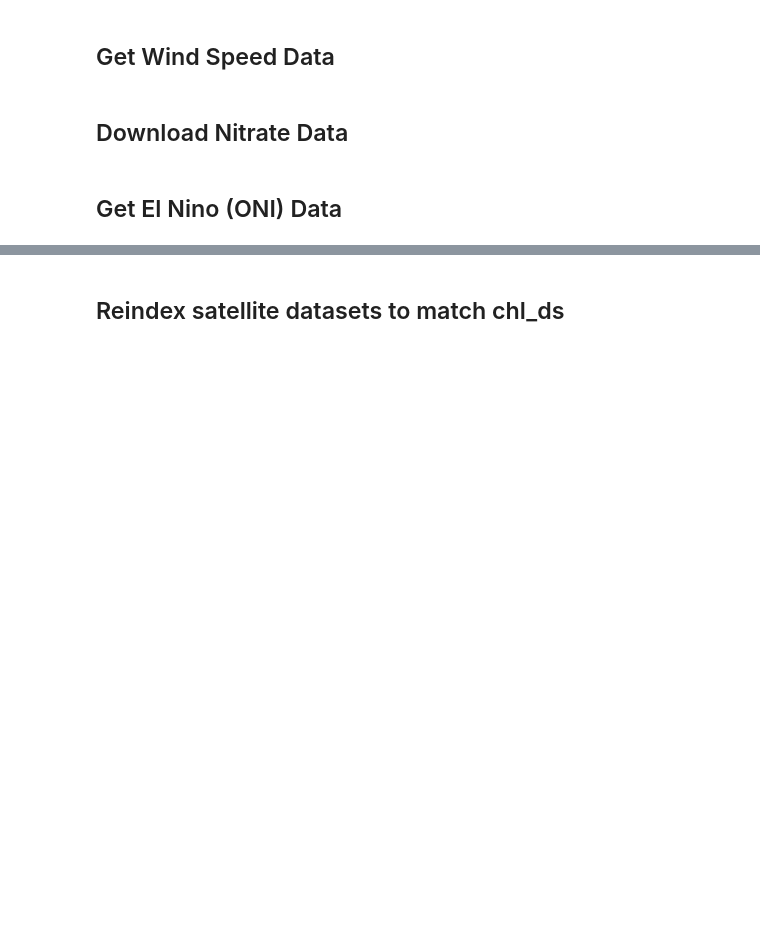
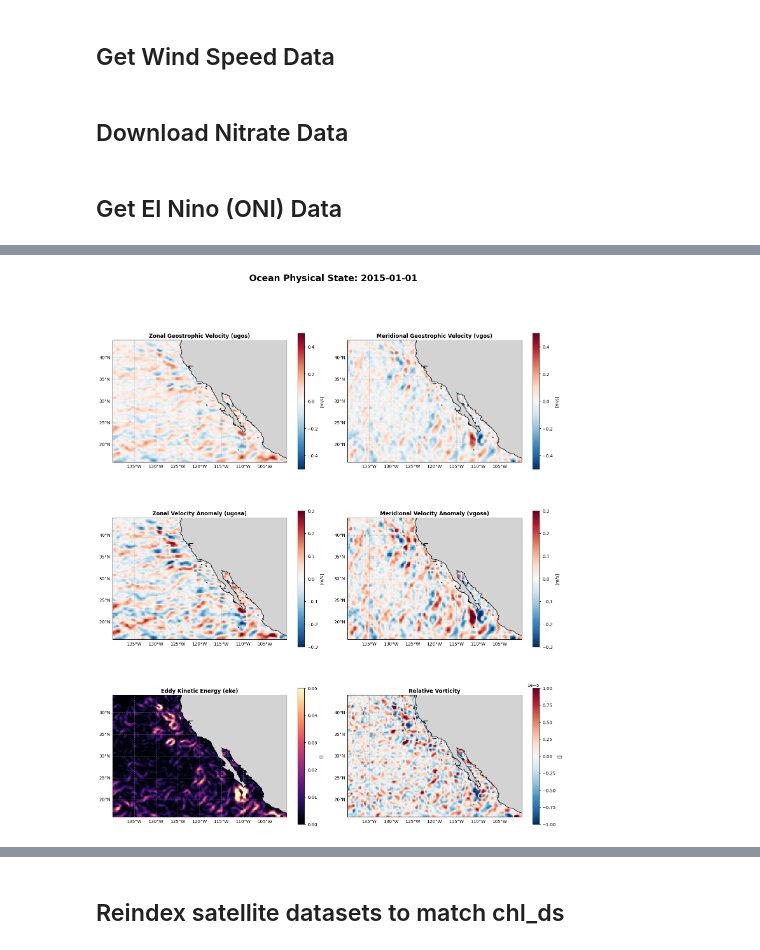
Before and after one commit to decarpenter/primary-productivity, a Jupyter notebook: notebooks/02 Get Satellite Data.ipynb, the cells around one changed output, grey strips where cells are left out. Drawn from its saved outputs; the diff is of its cells as text; code cells hidden in the pictures; blank space fills up the shorter version.

```diff
--- a/notebooks/02 Get Satellite Data.ipynb
+++ b/notebooks/02 Get Satellite Data.ipynb
@@ -605,0 +910,74 @@ df = create_daily_oni_dataframe()
+# %%
+# Compute eddy kinetic energy
+eke = 0.5 * (sla_ds.ugosa**2 + sla_ds.vgosa**2)
+sla_ds['eke'] = eke
+# %%
+import numpy as np
+R = 6371000  # Earth radius (m)
+lat_rad = np.deg2rad(sla_ds.latitude)
+# derivatives per degree
+dv_ddeg_lon = sla_ds.vgosa.differentiate('longitude')
+du_ddeg_lat = sla_ds.ugosa.differentiate('latitude')
+# meters per degree
+meters_per_deg_lon = (np.pi/180) * R * np.cos(lat_rad)
+meters_per_deg_lat = (np.pi/180) * R
+# convert to per meter
+dvdx = dv_ddeg_lon / meters_per_deg_lon
+dudy = du_ddeg_lat / meters_per_deg_lat
+# relative vorticity
+vorticity = dvdx - dudy
+sla_ds['vorticity'] = vorticity
+# %%
+import matplotlib.pyplot as plt
+import cartopy.crs as ccrs
+import cartopy.feature as cfeature
+import numpy as np
+
+# 1. Select a specific day (e.g., the first day or a specific date string)
+target_date = '2015-01-01'
+ds_day = sla_ds.sel(time=target_date, method='nearest')
+# ds_day = sla_ds.isel(time=0)
+
+# 2. Setup the figure
+fig, axes = plt.subplots(3, 2, figsize=(15, 18),
+                         subplot_kw={'projection': ccrs.PlateCarree()})
+axes = axes.flatten()
+
+# Define variables and their plotting parameters
+plot_vars = [
+    ('ugos', 'Zonal Geostrophic Velocity (ugos)', 'RdBu_r', (-0.5, 0.5)),
+    ('vgos', 'Meridional Geostrophic Velocity (vgos)', 'RdBu_r', (-0.5, 0.5)),
+    ('ugosa', 'Zonal Velocity Anomaly (ugosa)', 'RdBu_r', (-0.3, 0.3)),
+    ('vgosa', 'Meridional Velocity Anomaly (vgosa)', 'RdBu_r', (-0.3, 0.3)),
+    ('eke', 'Eddy Kinetic Energy (eke)', 'magma', (0, 0.05)),
+    ('vorticity', 'Relative Vorticity', 'RdBu_r', (-1e-5, 1e-5))
+]
+
+# 3. Loop through and plot
+for i, (var, title, cmap, v_lim) in enumerate(plot_vars):
+    ax = axes[i]
+
+    # Plot the data
+    im = ds_day[var].plot(ax=ax, transform=ccrs.PlateCarree(),
+                          cmap=cmap, vmin=v_lim[0], vmax=v_lim[1],
+                          add_colorbar=False)
+
+    # Add colorbar
+    plt.colorbar(im, ax=ax, orientation='vertical', shrink=0.7, label=f'[{ds_day[var].units if "units" in ds_day[var].attrs else ""}]')
+
+    # Add map features
+    ax.add_feature(cfeature.COASTLINE)
+    ax.add_feature(cfeature.LAND, zorder=10, edgecolor='black', facecolor='lightgray')
+    ax.set_title(title, fontweight='bold')
+
+    # Add gridlines
+    gl = ax.gridlines(draw_labels=True, linestyle='--', alpha=0.5)
+    gl.top_labels = False
+    gl.right_labels = False
+
+plt.suptitle(f"Ocean Physical State: {np.datetime_as_string(ds_day.time.values, unit='D')}",
+             fontsize=20, fontweight='bold', y=1.02)
+plt.tight_layout()
+# plt.savefig('ocean_state_visualization.png', dpi=300, bbox_inches='tight')
+# %% [output]
+[figure, added]
```
Also changed, not shown: parts of 32 cells of this notebook.
